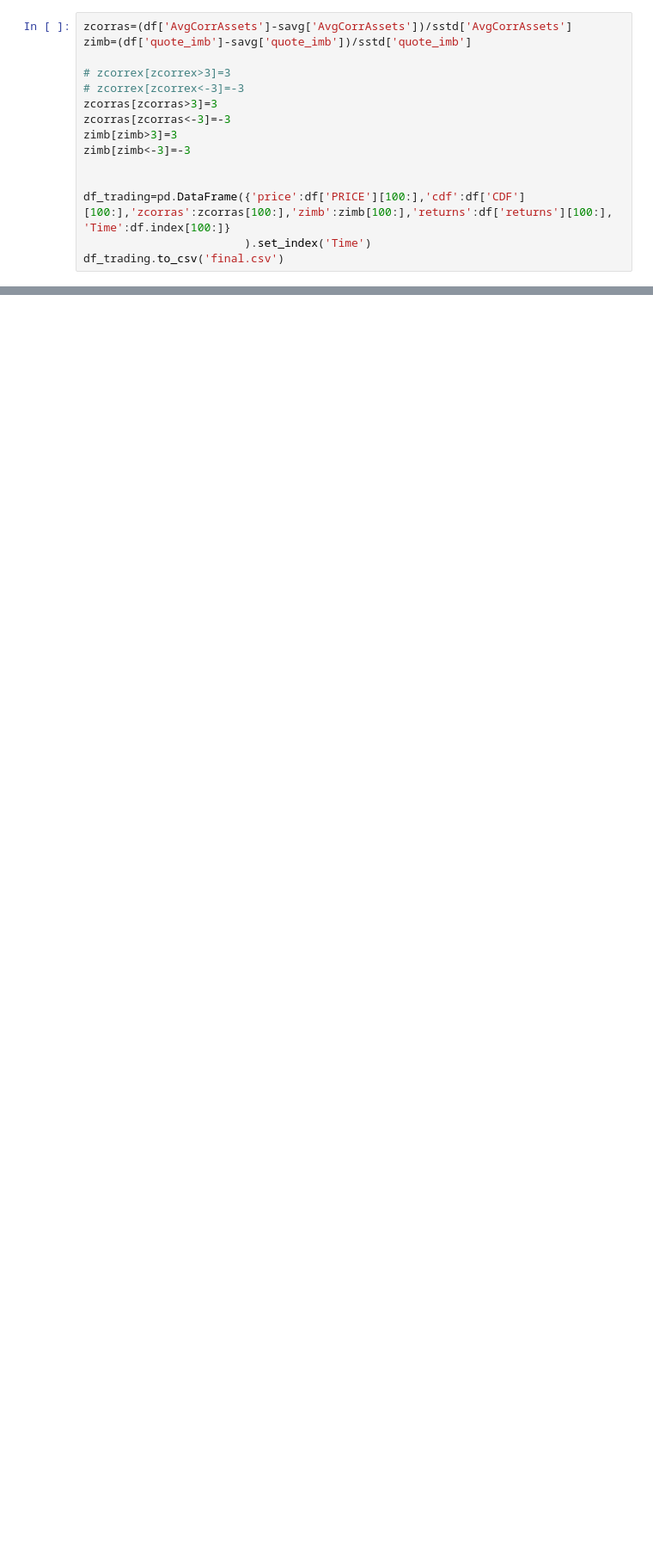
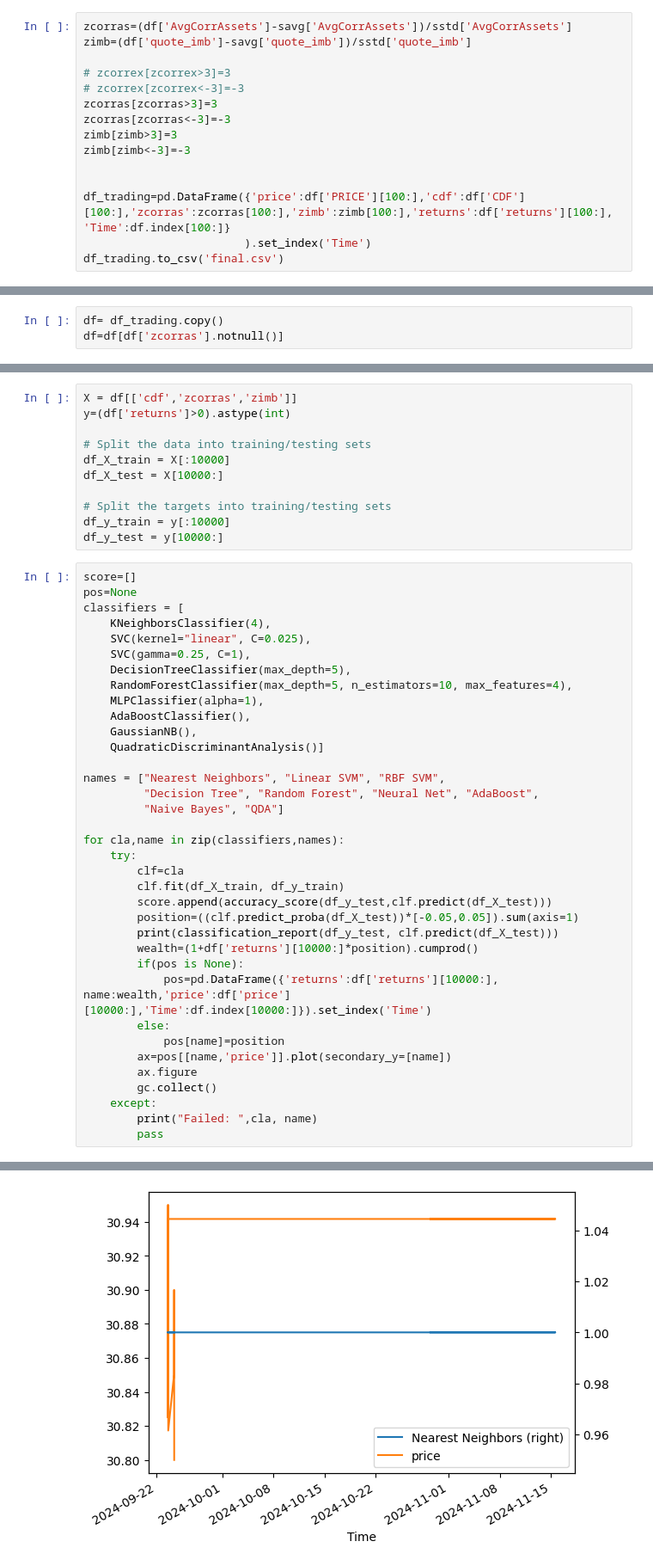
Before and after one commit to HoaPham119/thesis, a Jupyter notebook: code/data_test.ipynb, the cells around one changed output, grey strips where cells are left out. Shown at 86% size. Saved outputs shown, nothing was run; the diff lists cells and outputs as text; blank space fills up the shorter version.

```diff
--- a/code/data_test.ipynb
+++ b/code/data_test.ipynb
@@ -246,0 +276,3 @@ df_trading.to_csv('final.csv')
+# %%
+df= df_trading.copy()
+df=df[df['zcorras'].notnull()]
@@ -246,0 +296,48 @@ df_trading.to_csv('final.csv')
+# %%
+X = df[['cdf','zcorras','zimb']]
+y=(df['returns']>0).astype(int)
+
+# Split the data into training/testing sets
+df_X_train = X[:10000]
+df_X_test = X[10000:]
+
+# Split the targets into training/testing sets
+df_y_train = y[:10000]
+df_y_test = y[10000:]
+# %%
+score=[]
+pos=None
+classifiers = [
+    KNeighborsClassifier(4),
+    SVC(kernel="linear", C=0.025),
+    SVC(gamma=0.25, C=1),
+    DecisionTreeClassifier(max_depth=5),
+    RandomForestClassifier(max_depth=5, n_estimators=10, max_features=4),
+    MLPClassifier(alpha=1),
+    AdaBoostClassifier(),
+    GaussianNB(),
+    QuadraticDiscriminantAnalysis()]
+
+names = ["Nearest Neighbors", "Linear SVM", "RBF SVM",
+         "Decision Tree", "Random Forest", "Neural Net", "AdaBoost",
+         "Naive Bayes", "QDA"]
+
+for cla,name in zip(classifiers,names):
+    try:
+        clf=cla
+        clf.fit(df_X_train, df_y_train)
+        score.append(accuracy_score(df_y_test,clf.predict(df_X_test)))
+        position=((clf.predict_proba(df_X_test))*[-0.05,0.05]).sum(axis=1)
+        print(classification_report(df_y_test, clf.predict(df_X_test)))
+        wealth=(1+df['returns'][10000:]*position).cumprod()
+        if(pos is None):
+            pos=pd.DataFrame({'returns':df['returns'][10000:], name:wealth,'price':df['price'][10000:],'Time':df.index[10000:]}).set_index('Time')
+        else:
+            pos[name]=position
+        ax=pos[[name,'price']].plot(secondary_y=[name])
+        ax.figure
+        gc.collect()
+    except:
+        print("Failed: ",cla, name)
+        pass
+# %% [output]
@@ -246,0 +361 @@ df_trading.to_csv('final.csv')
+[figure, added]
```
Also changed, not shown: parts of 8 cells of this notebook.
